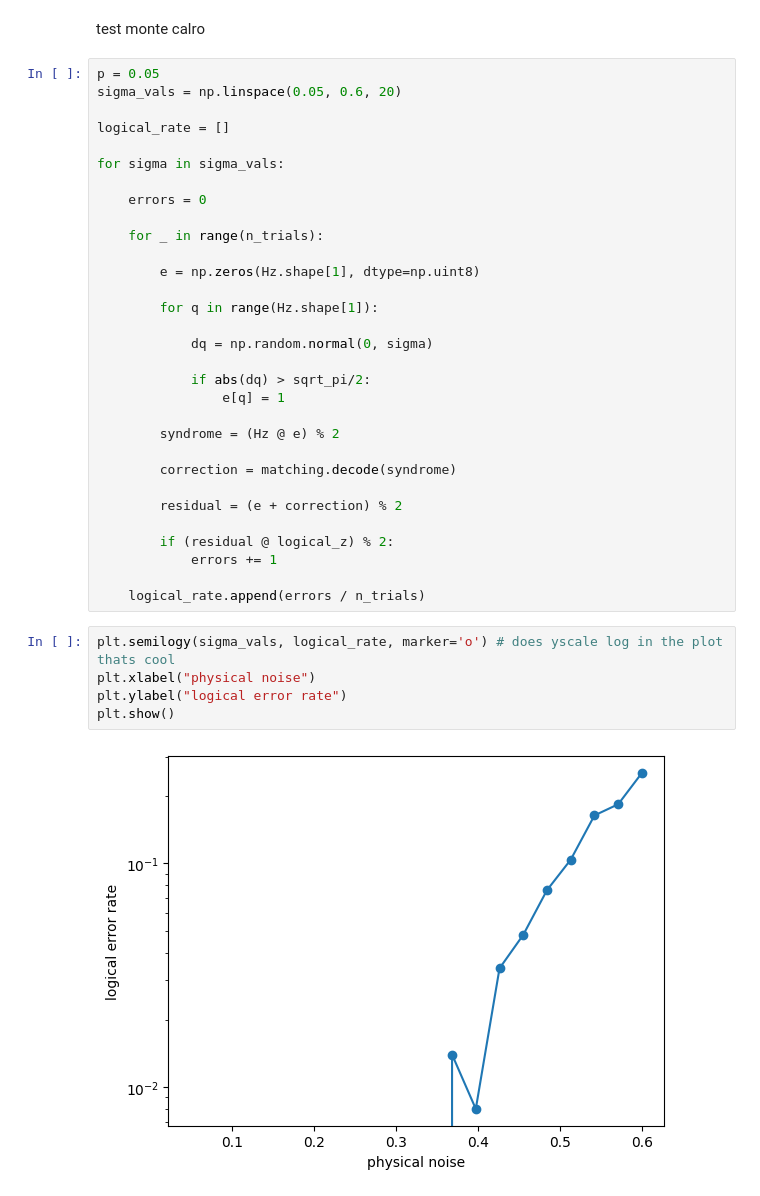
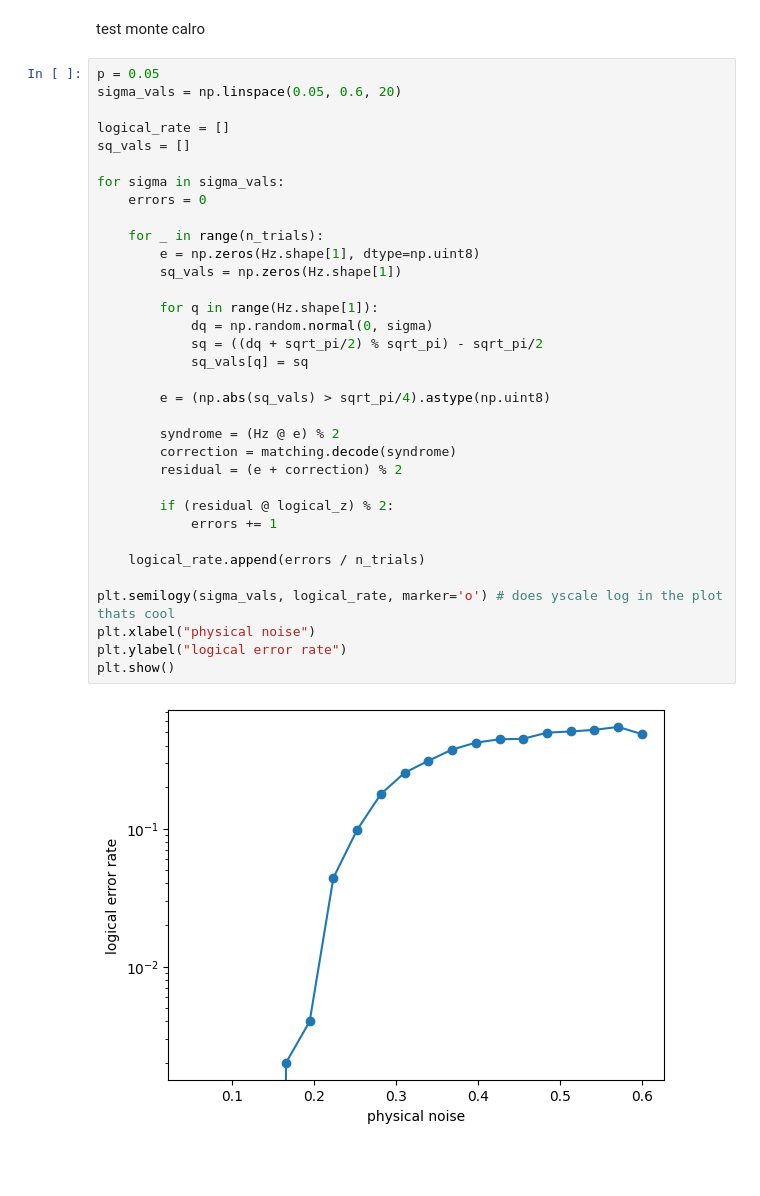
Before and after one commit to laramt04/GKP_QEC_Project_Code, a Jupyter notebook: GKP_readout_gaussian.ipynb, the cells around one changed output. Cells and saved outputs as stored; diff of their text form; blank space fills up the shorter version.

```diff
--- a/GKP_readout_gaussian.ipynb
+++ b/GKP_readout_gaussian.ipynb
@@ -320,41 +325,39 @@ print(logical_fail)
 0
 # %% [markdown]
 test monte calro
-# %%
-p = 0.05
-sigma_vals = np.linspace(0.05, 0.6, 20)
-
-logical_rate = []
-
-for sigma in sigma_vals:
-
-    errors = 0
-
-    for _ in range(n_trials):
-
-        e = np.zeros(Hz.shape[1], dtype=np.uint8)
-
-        for q in range(Hz.shape[1]):
-
-            dq = np.random.normal(0, sigma)
-
-            if abs(dq) > sqrt_pi/2:
-                e[q] = 1
-
-        syndrome = (Hz @ e) % 2
-
-        correction = matching.decode(syndrome)
-
-        residual = (e + correction) % 2
-
-        if (residual @ logical_z) % 2:
-            errors += 1
-
-    logical_rate.append(errors / n_trials)
-# %%
-plt.semilogy(sigma_vals, logical_rate, marker='o') # does yscale log in the plot thats cool
-plt.xlabel("physical noise")
-plt.ylabel("logical error rate")
-plt.show()
-# %% [output]
-[figure, removed]
+# %%
+p = 0.05
+sigma_vals = np.linspace(0.05, 0.6, 20)
+
+logical_rate = []
+sq_vals = []
+
+for sigma in sigma_vals:
+    errors = 0
+
+    for _ in range(n_trials):
+        e = np.zeros(Hz.shape[1], dtype=np.uint8)
+        sq_vals = np.zeros(Hz.shape[1])
+
+        for q in range(Hz.shape[1]):
+            dq = np.random.normal(0, sigma)
+            sq = ((dq + sqrt_pi/2) % sqrt_pi) - sqrt_pi/2
+            sq_vals[q] = sq
+
+        e = (np.abs(sq_vals) > sqrt_pi/4).astype(np.uint8)
+
+        syndrome = (Hz @ e) % 2
+        correction = matching.decode(syndrome)
+        residual = (e + correction) % 2
+
+        if (residual @ logical_z) % 2:
+            errors += 1
+
+    logical_rate.append(errors / n_trials)
+
+plt.semilogy(sigma_vals, logical_rate, marker='o') # does yscale log in the plot thats cool
+plt.xlabel("physical noise")
+plt.ylabel("logical error rate")
+plt.show()
+# %% [output]
+[figure, added]
```
Also changed, not shown: parts of 1 cell of this notebook.
